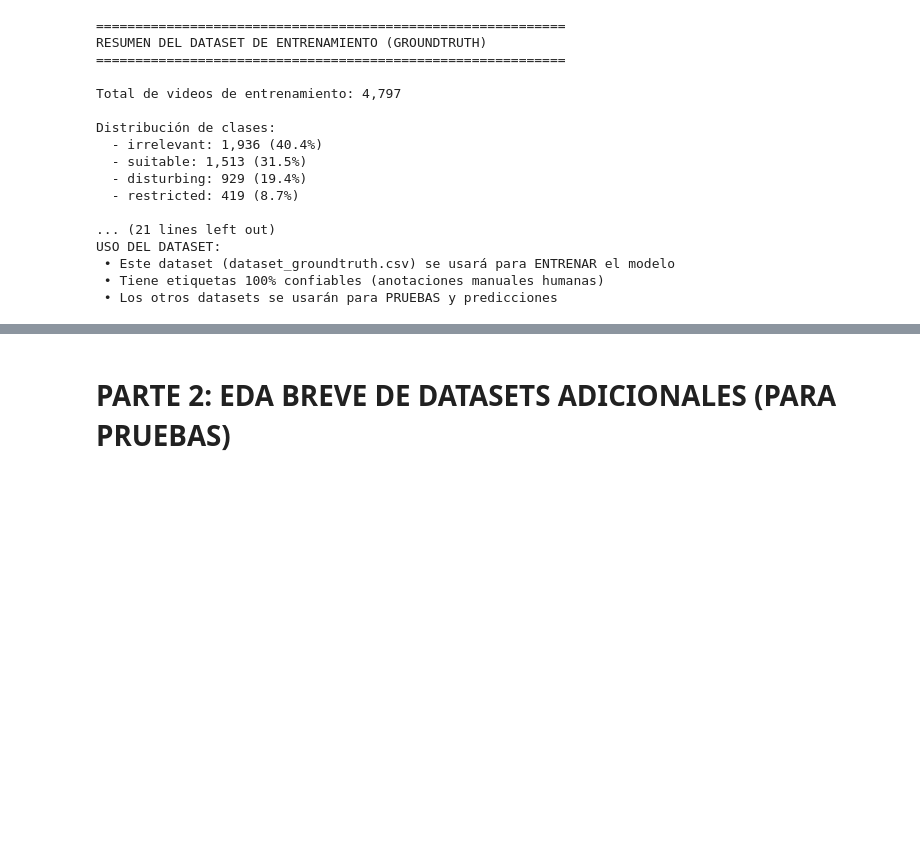
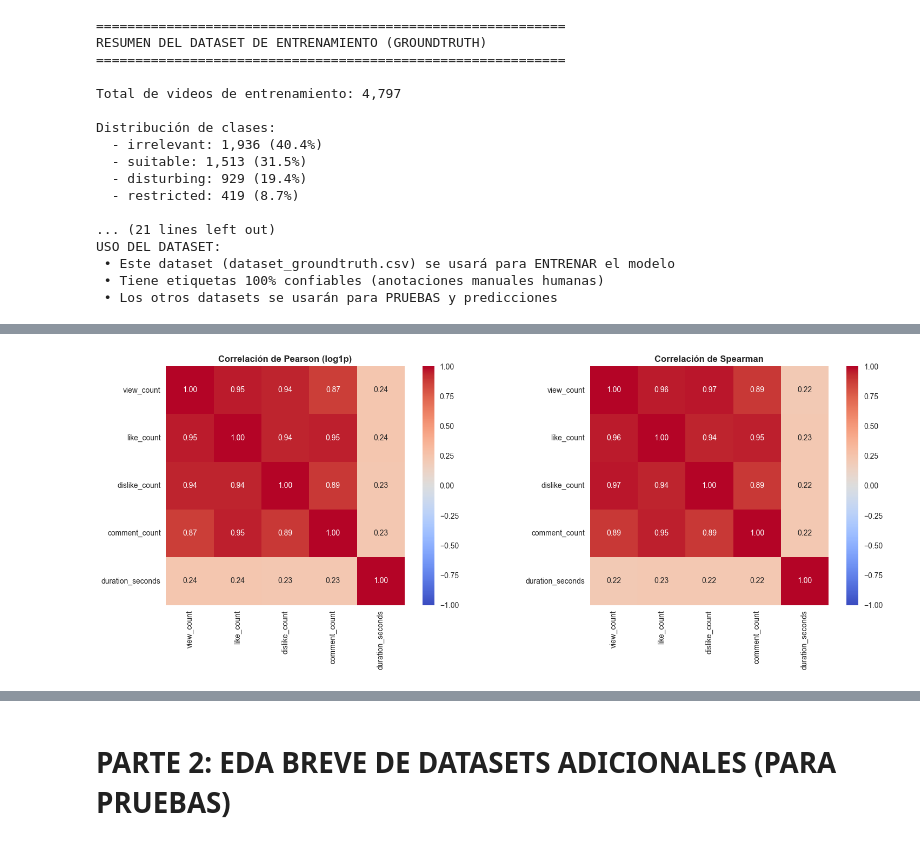
Before and after one commit to ADRIAN0819/Machine-Learning-Proyect, a Jupyter notebook: exploratory_data_analysis/eda_analysis.ipynb, the cells around one changed output, grey strips where cells are left out. Cells and saved outputs as stored; diff of their text form; code cells hidden in the pictures; blank space fills up the shorter version.

```diff
--- a/exploratory_data_analysis/eda_analysis.ipynb
+++ b/exploratory_data_analysis/eda_analysis.ipynb
@@ -547,0 +723,10 @@ USO DEL DATASET:
+# %%
+# Matriz de correlación en escala log1p y matriz de Spearman
+df_train_log = df_train[numeric_cols].apply(lambda x: np.log1p(x))
+corr_matrix_log = df_train_log.corr(method='pearson')
+corr_matrix_spearman = df_train[numeric_cols].corr(method='spearman')
+
+print("Matriz de correlación de Pearson (escala log1p):")
+print(corr_matrix_log.round(3))
+print("\nMatriz de correlación de Spearman:")
+print(corr_matrix_spearman.round(3))
@@ -547,0 +751,17 @@ USO DEL DATASET:
+# %%
+# Visualizar ambas matrices como heatmaps
+fig, axes = plt.subplots(1, 2, figsize=(16, 6))
+
+sns.heatmap(corr_matrix_log, annot=True, fmt='.2f', cmap='coolwarm', center=0,
+            vmin=-1, vmax=1, ax=axes[0], square=True)
+axes[0].set_title('Correlación de Pearson (log1p)', fontsize=12, fontweight='bold')
+
+sns.heatmap(corr_matrix_spearman, annot=True, fmt='.2f', cmap='coolwarm', center=0,
+            vmin=-1, vmax=1, ax=axes[1], square=True)
+axes[1].set_title('Correlación de Spearman', fontsize=12, fontweight='bold')
+
+plt.tight_layout()
+plt.savefig('images/correlacion_variables_groundtruth.png', dpi=150, bbox_inches='tight')
+plt.show()
+# %% [output]
+[figure, added]
```
Also changed, not shown: parts of 33 cells of this notebook.
